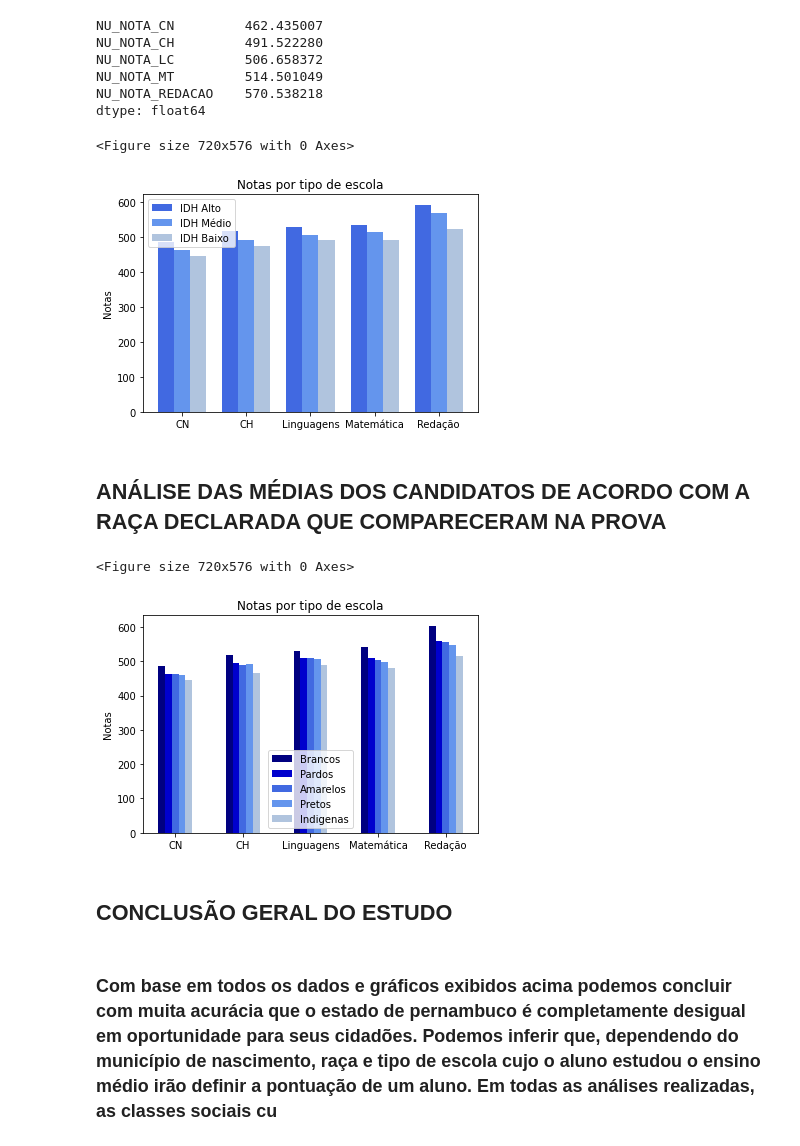
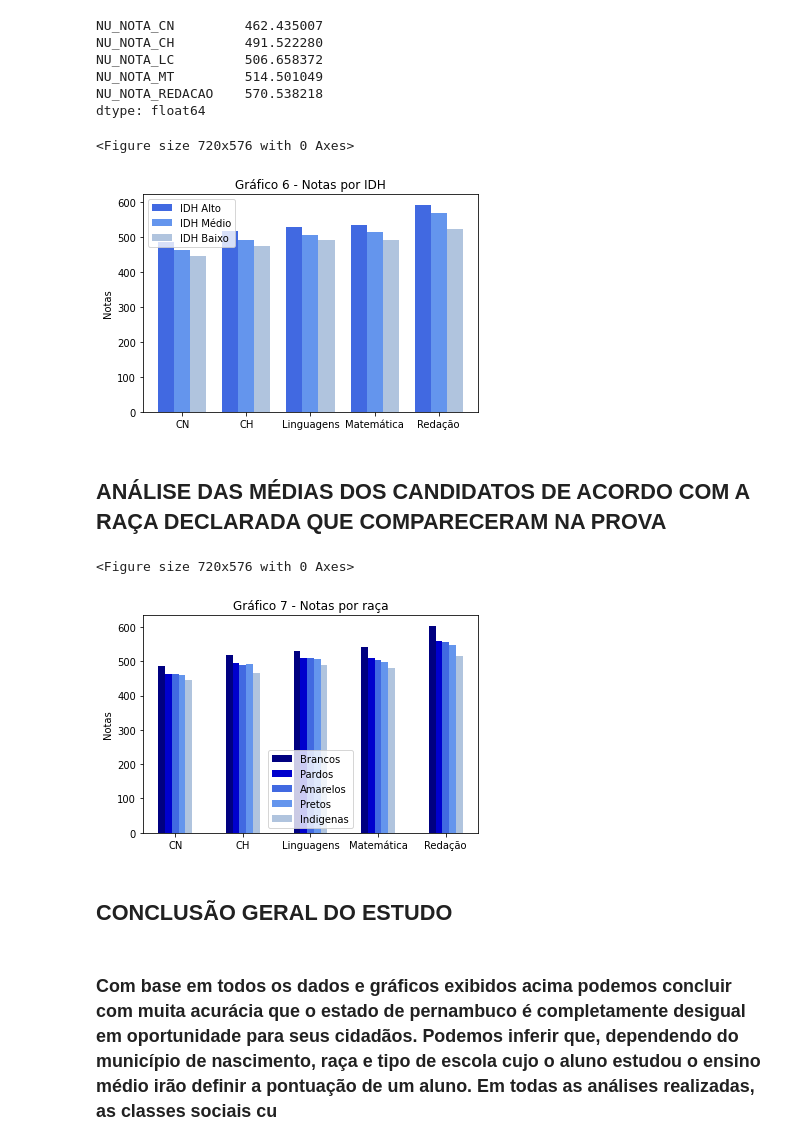
Before and after one commit to henriquecl/Aprendendo_Python, a Jupyter notebook: AnalisePE.ipynb, the cells around one changed output. Cells and saved outputs as stored; diff of their text form; code cells hidden in the pictures.

```diff
--- a/AnalisePE.ipynb
+++ b/AnalisePE.ipynb
@@ -394,27 +394,27 @@ dtype: float64
 # %%
 # Filtrando apenas as cidades de IDH baixo e fazendo a média de notas de todas.
 idh_baixo = data.query("NO_MUNICIPIO_PROVA == 'Mirandiba' or NO_MUNICIPIO_PROVA == 'Santa Maria da Boa Vista' or  NO_MUNICIPIO_PROVA == 'Agrestina' or NO_MUNICIPIO_PROVA == 'Cupira' or NO_MUNICIPIO_PROVA == '	Ouricuri' ")
 idh_baixo_presentes = idh_baixo.query("NU_NOTA_CN != 'NaN' and NU_NOTA_CH != 'NaN' and NU_NOTA_LC != 'NaN' and NU_NOTA_MT != 'NaN'") # 4091
 media_idh_baixo =  idh_baixo_presentes[notas].mean()
 media_idh_baixo[0]
 #sns.barplot(data=media_idh_baixo)
 plt.figure(figsize=(10,8))
 materias2 = ["CN", "CH", "Linguagens", "Matemática", "Redação"]
 x = np.arange(len(materias2))
 width = 0.25
 fig, ax = plt.subplots()
 ax.bar(x + 0.00, media_idh_alto, color = 'royalblue', width = 0.25, label='IDH Alto')
 ax.bar(x + 0.25, media_idh_medio,color = 'cornflowerblue',  width=0.25, label='IDH Médio')
 ax.bar(x + 0.50, media_idh_baixo,color = 'lightsteelblue', width=0.25 ,label='IDH Baixo')
 ax.set_ylabel('Notas')
-ax.set_title('Notas por tipo de escola')
+ax.set_title('Gráfico 6 - Notas por IDH')
 ax.set_xticks(x + 0.25)
 ax.set_xticklabels(materias2)
 ax.legend()
 plt.show()
 # %% [output]
 <Figure size 720x576 with 0 Axes>
-[figure, old version]
+[figure, new version]
 # %% [markdown]
 ## **ANÁLISE DAS MÉDIAS DOS CANDIDATOS DE ACORDO COM A RAÇA DECLARADA QUE COMPARECERAM NA PROVA**
 # %%
@@ -441,15 +441,15 @@ ax.bar(x + 0.2, media_amarelos_notas,color = 'royalblue', width=0.1 ,label='Amar
 ax.bar(x + 0.3, media_pretos_notas, color = 'cornflowerblue' ,  width=0.1, label='Pretos')
 ax.bar(x + 0.4, media_indigenas_notas,color = 'lightsteelblue', width=0.1 ,label='Indigenas')
 ax.set_ylabel('Notas')
-ax.set_title('Notas por tipo de escola')
+ax.set_title('Gráfico 7 - Notas por raça')
 ax.set_xticks(x + 0.2)
 ax.set_xticklabels(materias2)
 ax.legend()
 plt.show()
 # %% [output]
 <Figure size 720x576 with 0 Axes>
-[figure, old version]
+[figure, new version]
 # %% [markdown]
 ## **CONCLUSÃO GERAL DO ESTUDO**
 # %% [markdown]
-### Com base em todos os dados e  gráficos exibidos acima podemos concluir com muita acurácia que o estado de pernambuco é completamente desigual em oportunidade para seus cidadões. Podemos inferir que, dependendo do município de nascimento, raça e tipo de escola cujo o aluno estudou o ensino médio irão definir a pontuação de um aluno. Em todas as análises realizadas, as classes sociais cu
+### Com base em todos os dados e  gráficos exibidos acima podemos concluir com muita acurácia que o estado de pernambuco é completamente desigual em oportunidade para seus cidadãos. Podemos inferir que, dependendo do município de nascimento, raça e tipo de escola cujo o aluno estudou o ensino médio irão definir a pontuação de um aluno. Em todas as análises realizadas, as classes sociais cu
```
Also changed, not shown: parts of 5 cells of this notebook.
